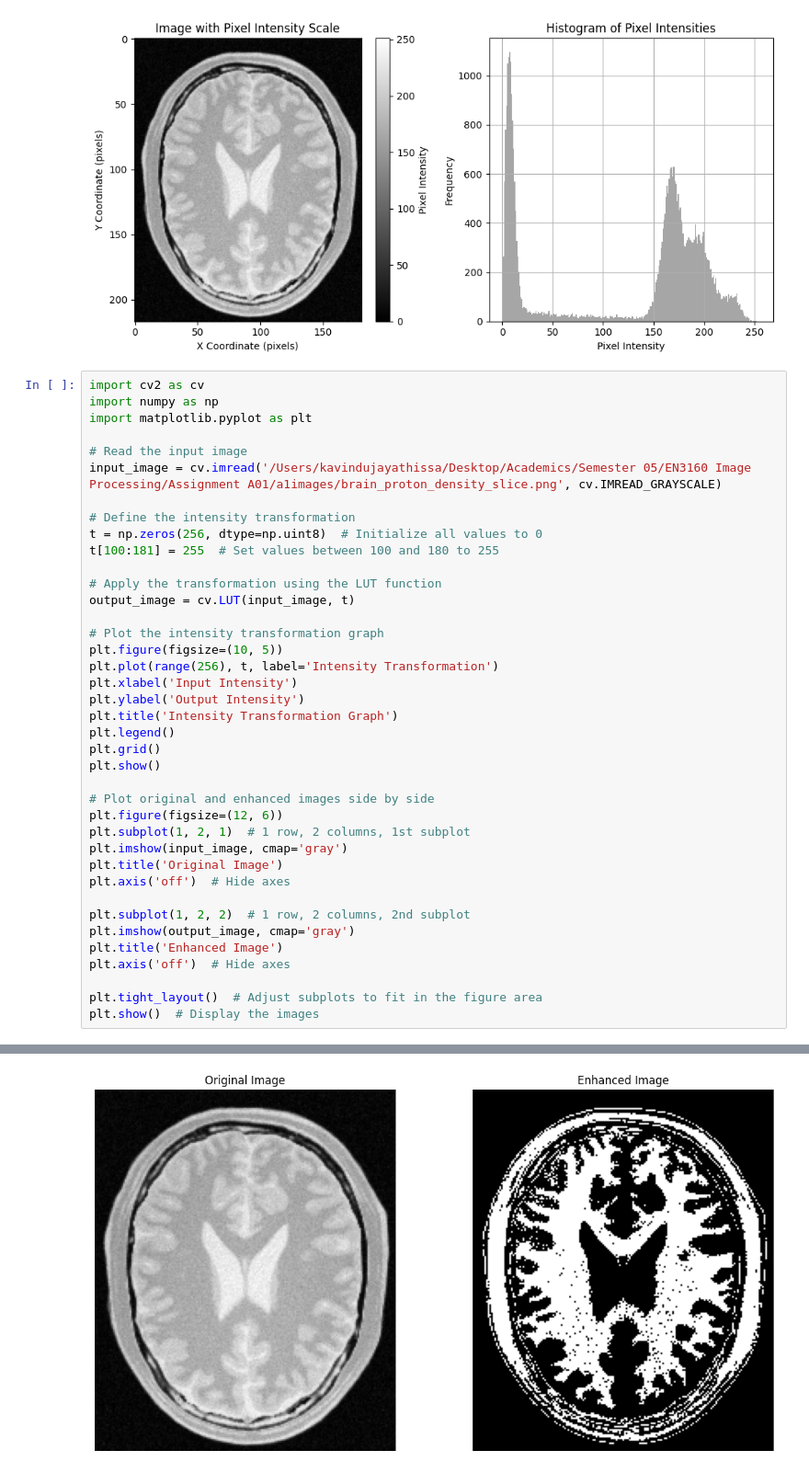
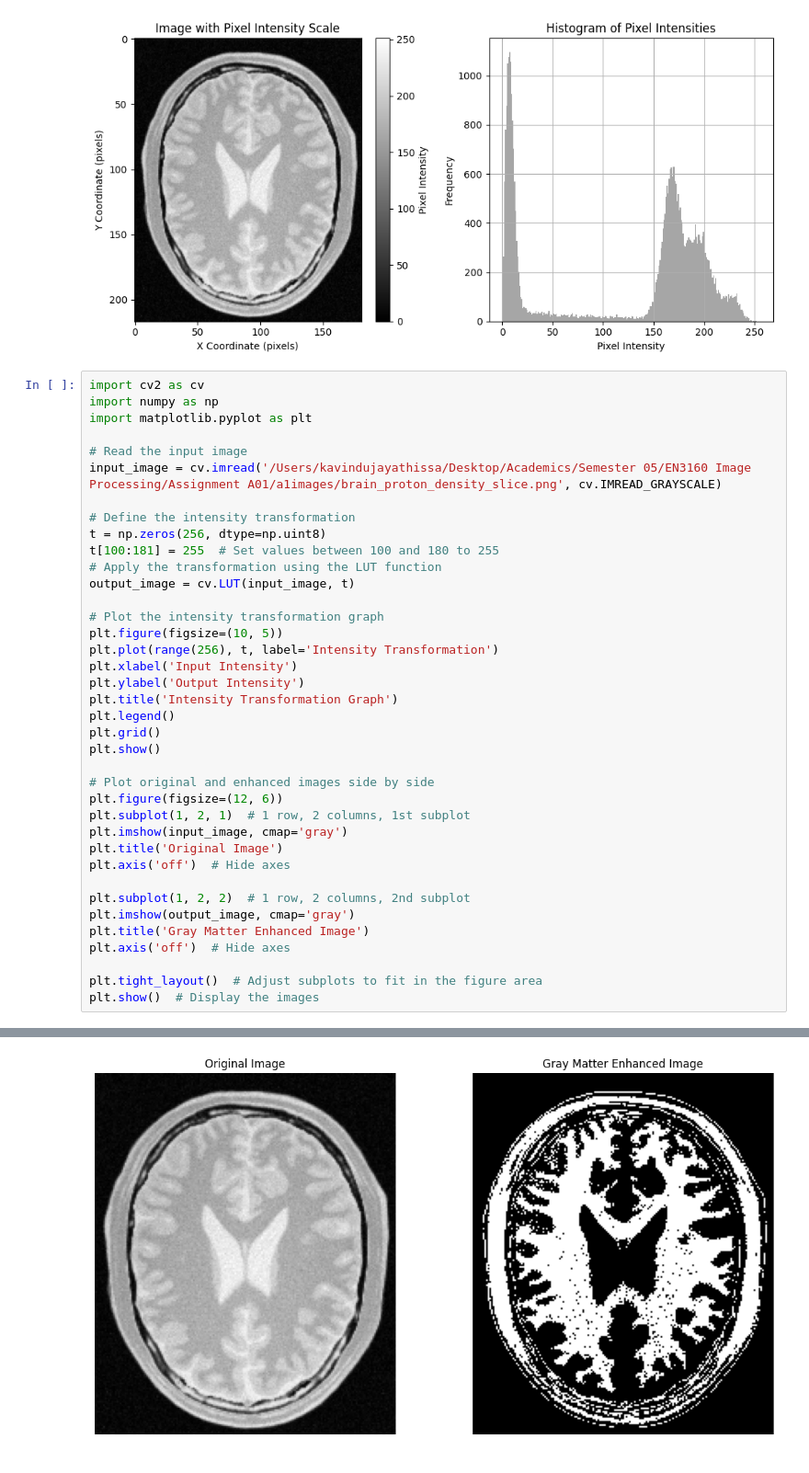
Before and after one commit to KavinduJ2001/Assignment-A01, a Jupyter notebook: codes/Q02.ipynb, the cells around one changed output, grey strips where cells are left out. Shown at 92% size. Cells and saved outputs as stored; diff of their text form.

```diff
--- a/codes/Q02.ipynb
+++ b/codes/Q02.ipynb
@@ -42,39 +42,38 @@ import matplotlib.pyplot as plt
 input_image = cv.imread('/Users/kavindujayathissa/Desktop/Academics/Semester 05/EN3160 Image Processing/Assignment A01/a1images/brain_proton_density_slice.png', cv.IMREAD_GRAYSCALE)
 
 # Define the intensity transformation
-t = np.zeros(256, dtype=np.uint8)  # Initialize all values to 0
+t = np.zeros(256, dtype=np.uint8)
 t[100:181] = 255  # Set values between 100 and 180 to 255
-
 # Apply the transformation using the LUT function
 output_image = cv.LUT(input_image, t)
 
 # Plot the intensity transformation graph
 plt.figure(figsize=(10, 5))
 plt.plot(range(256), t, label='Intensity Transformation')
 plt.xlabel('Input Intensity')
 plt.ylabel('Output Intensity')
 plt.title('Intensity Transformation Graph')
 plt.legend()
 plt.grid()
 plt.show()
 
 # Plot original and enhanced images side by side
 plt.figure(figsize=(12, 6))
 plt.subplot(1, 2, 1)  # 1 row, 2 columns, 1st subplot
 plt.imshow(input_image, cmap='gray')
 plt.title('Original Image')
 plt.axis('off')  # Hide axes
 
 plt.subplot(1, 2, 2)  # 1 row, 2 columns, 2nd subplot
 plt.imshow(output_image, cmap='gray')
-plt.title('Enhanced Image')
+plt.title('Gray Matter Enhanced Image')
 plt.axis('off')  # Hide axes
 
 plt.tight_layout()  # Adjust subplots to fit in the figure area
 plt.show()  # Display the images
 # %% [output]
 [figure]
-[figure, old version]
+[figure, new version]
 # %%
 import cv2 as cv
 import numpy as np
```
Also changed, not shown: parts of 1 cell of this notebook.
